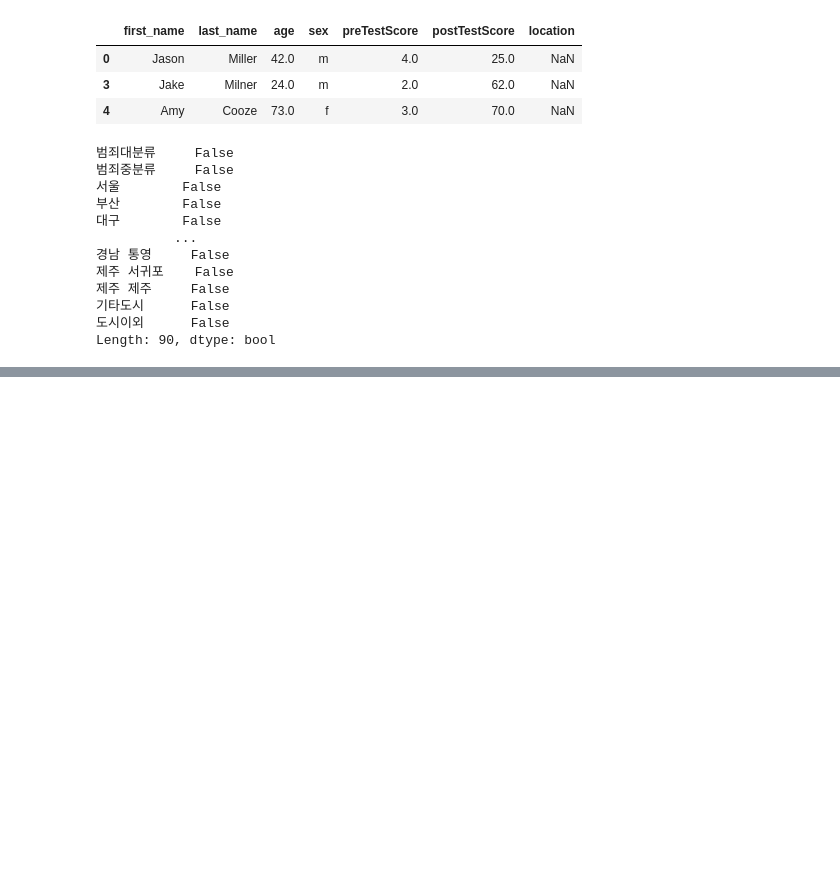
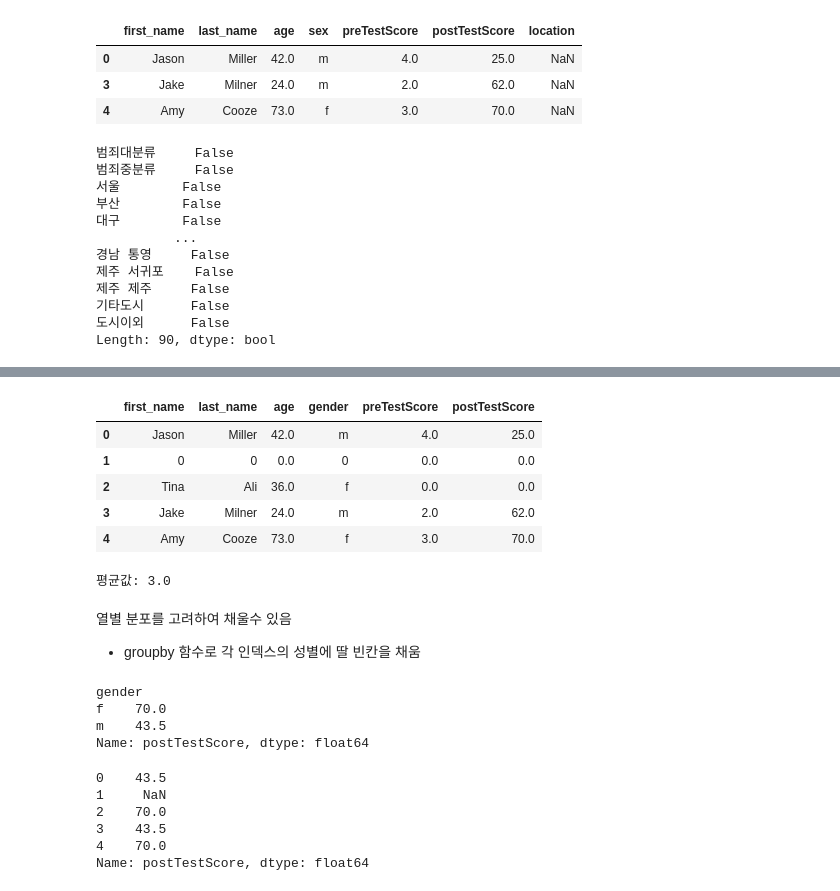
Before and after one commit to leekyuyoung20231211/python, a Jupyter notebook: 데이터_전처리.ipynb, the cells around one changed output, grey strips where cells are left out. Cells and saved outputs as stored; diff of their text form; code cells hidden in the pictures; blank space fills up the shorter version.

```diff
--- a/데이터_전처리.ipynb
+++ b/데이터_전처리.ipynb
@@ -176,0 +202,33 @@ Length: 90, dtype: bool
+# %%
+df.fillna(0)
+# %% [output]
+|  | first_name | last_name | age | gender | preTestScore | postTestScore |
+| 0 | Jason | Miller | 42.0 | m | 4.0 | 25.0 |
+| 1 | 0 | 0 | 0.0 | 0 | 0.0 | 0.0 |
+| 2 | Tina | Ali | 36.0 | f | 0.0 | 0.0 |
+| 3 | Jake | Milner | 24.0 | m | 2.0 | 62.0 |
+| 4 | Amy | Cooze | 73.0 | f | 3.0 | 70.0 |
+# %%
+print('평균값:',df['preTestScore'].mean())
+df['preTestScore'].fillna( df['preTestScore'].mean(), inplace=True  )
+# %% [output]
+평균값: 3.0
+# %% [markdown]
+열별 분포를 고려하여 채울수 있음
+  - groupby 함수로 각 인덱스의 성별에 딸 빈칸을 채움
+# %%
+df.groupby('gender')['postTestScore'].mean()
+# %% [output]
+gender
+f    70.0
+m    43.5
+Name: postTestScore, dtype: float64
+# %%
+df.groupby('gender')['postTestScore'].transform('mean')
+# %% [output]
+0    43.5
+1     NaN
+2    70.0
+3    43.5
+4    70.0
+Name: postTestScore, dtype: float64
```
Also changed, not shown: parts of 40 cells of this notebook.
